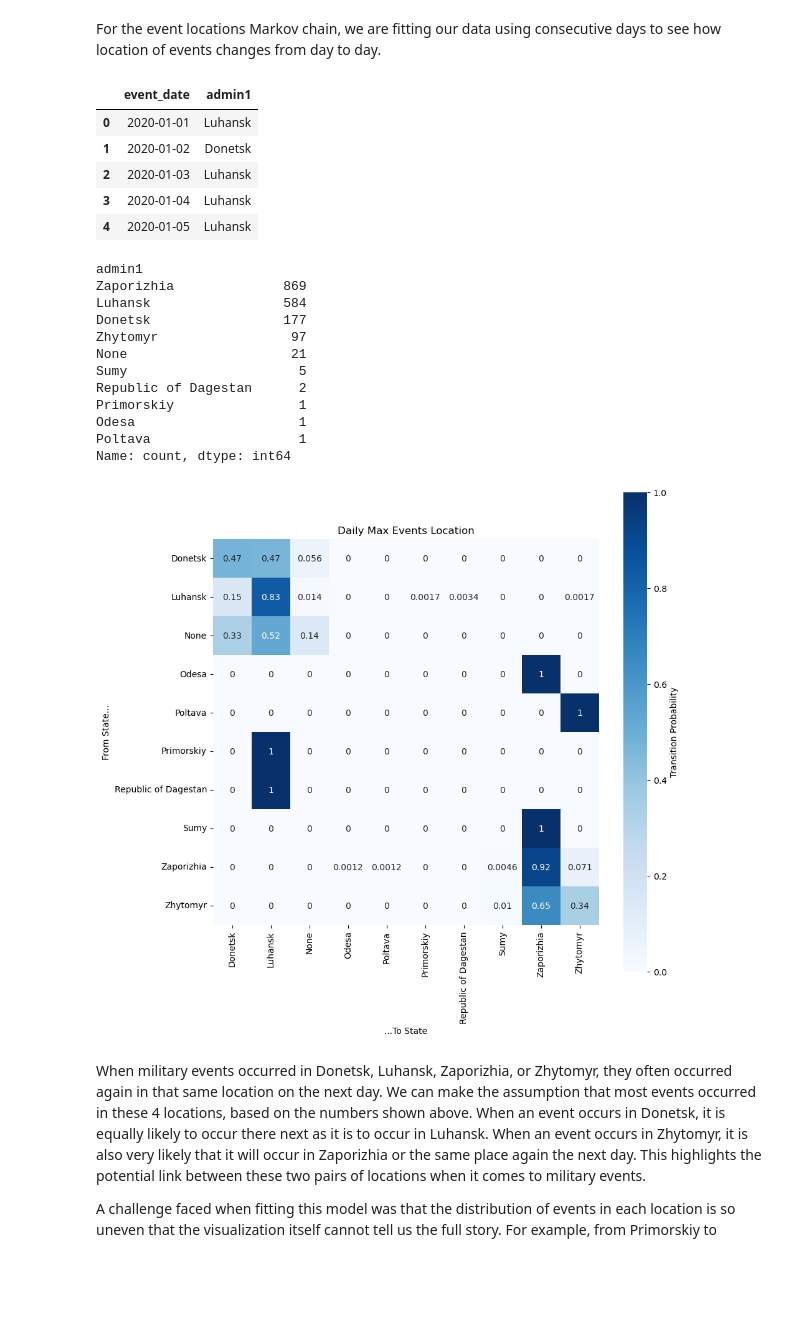
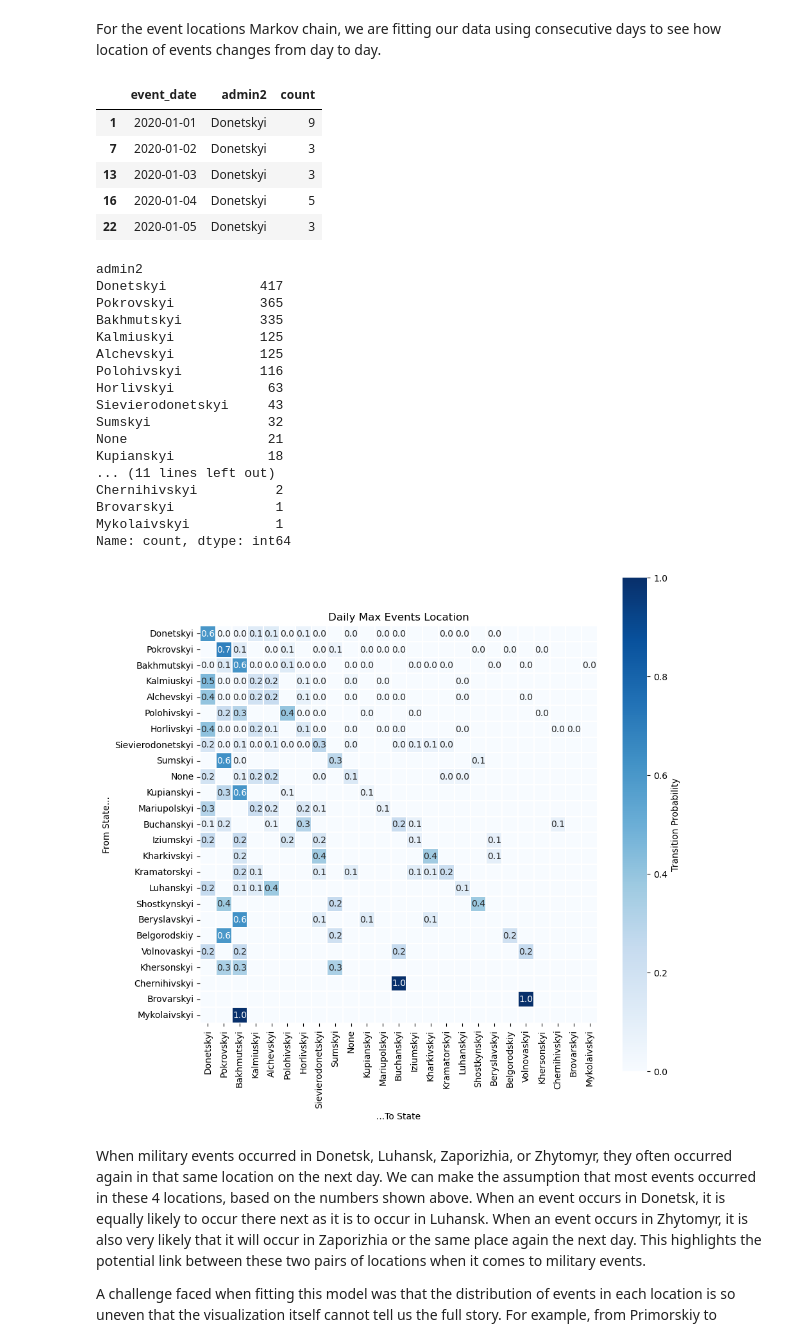
Before and after one commit to maggiecrowner/DS5030-Project1, a Jupyter notebook: ukraine_markov.ipynb, the cells around one changed output. Saved outputs shown, nothing was run; the diff lists cells and outputs as text; code cells hidden in the pictures; blank space fills up the shorter version.

Commit message:
fix max events locations

```diff
--- a/ukraine_markov.ipynb
+++ b/ukraine_markov.ipynb
@@ -16,7 +16,7 @@ The primary limitation of the data set lies in the handful of missing values. Wi
 # %% [markdown]
 ### a. Load Data
 # %%
-ukraine_events = pd.read_csv('ukraine-events.csv')
+ukraine_events = pd.read_csv('data/ukraine-events.csv')
 
 # add columns
 ukraine_events["aggr_is_military"] = ukraine_events['actor1'].str.startswith('Military')
@@ -131,13 +131,19 @@ The distribution reflects a conflict characterized by many 0 fatality days punct
 We will be creating Markov transition models for this analysis. We want to look at the locations that events occur in as one Markov chain, and the daily total fatalities as another Markov chain.
 # %%
 class MarkovChain:
-    def __init__(self, sequence, title:str=None):
+    def __init__(self, sequence, title:str=None, alpha_states=True):
         self.sequence = sequence
-        self.states = sorted(list(set(sequence)))
+        self.alpha_states = alpha_states
+        self.states = self.create_states()
         self.tr_counts = self.create_transition_counts()
         self.tr_probs = self.create_transtion_probabilities()
 
         self.title = title
+
+    def create_states(self):
+        if self.alpha_states:
+            return sorted(list(set(self.sequence)))
+        return pd.Series(self.sequence).value_counts().index.tolist()
 
     def create_transition_counts(self):
         num_states = len(self.states)
@@ -170,6 +176,10 @@ class MarkovChain:
         import seaborn as sns
         import matplotlib.pyplot as plt
 
+        annot = np.where(self.tr_probs != 0, np.round(self.tr_probs, 1).astype(str), "")
+
+        annot = np.where(self.tr_probs != 0, np.round(self.tr_probs, 1).astype(str), "")
+
         plt.figure(figsize=(10,10))
         sns.heatmap(self.tr_probs,
                     cmap='Blues',
@@ -177,7 +187,10 @@ class MarkovChain:
                     xticklabels=self.states,
                     yticklabels=self.states,
                     cbar_kws={'label': 'Transition Probability'},
-                    annot=True)
+                    annot=annot,
+                    fmt='',
+                    linewidths=0.2,
+                    linecolor='white')
 
         plt.title('Transition Probabilities')
         if self.title is not None:
@@ -190,16 +203,23 @@ class MarkovChain:
 # %% [markdown]
 For the event locations Markov chain, we are fitting our data using consecutive days to see how location of events changes from day to day.
 # %%
-daily_max_location = military_events.groupby('event_date')['admin1'].max().reset_index()
+daily_max_location = (
+    military_events
+    .groupby(['event_date', 'admin2'])
+    .size()  # count rows
+    .reset_index(name='count')
+    .sort_values(['event_date', 'count'], ascending=[True, False])
+    .drop_duplicates('event_date')  # keep only top admin1 per day
+)
 # %%
 daily_max_location.head()
 # %% [output]
-|  | event_date | admin1 |
-| 0 | 2020-01-01 | Luhansk |
-| 1 | 2020-01-02 | Donetsk |
-| 2 | 2020-01-03 | Luhansk |
-| 3 | 2020-01-04 | Luhansk |
-| 4 | 2020-01-05 | Luhansk |
+|  | event_date | admin2 | count |
+| 1 | 2020-01-01 | Donetskyi | 9 |
+| 7 | 2020-01-02 | Donetskyi | 3 |
+| 13 | 2020-01-03 | Donetskyi | 3 |
+| 16 | 2020-01-04 | Donetskyi | 5 |
+| 22 | 2020-01-05 | Donetskyi | 3 |
 # %%
 # Ensure 'event_date' is datetime
 daily_max_location['event_date'] = pd.to_datetime(daily_max_location['event_date'])
@@ -213,25 +233,30 @@ df_reindexed = df_reindexed.reset_index().rename(columns={'index': 'event_date'}
 # save as max location
 daily_max_location = df_reindexed.copy()
 # %%
-daily_max_location['admin1'].value_counts()
+daily_max_location['admin2'].value_counts()
 # %% [output]
-admin1
-Zaporizhia              869
-Luhansk                 584
-Donetsk                 177
-Zhytomyr                 97
-None                     21
-Sumy                      5
-Republic of Dagestan      2
-Primorskiy                1
-Odesa                     1
-Poltava                   1
+admin2
+Donetskyi            417
+Pokrovskyi           365
+Bakhmutskyi          335
+Kalmiuskyi           125
+Alchevskyi           125
+Polohivskyi          116
+Horlivskyi            63
+Sievierodonetskyi     43
+Sumskyi               32
+None                  21
+Kupianskyi            18
+... (11 lines left out)
+Chernihivskyi          2
+Brovarskyi             1
+Mykolaivskyi           1
 Name: count, dtype: int64
 # %%
-location_daily_max_markov = MarkovChain(daily_max_location['admin1'], title='Daily Max Events Location')
+location_daily_max_markov = MarkovChain(daily_max_location['admin2'], title='Daily Max Events Location', alpha_states=False)
 location_daily_max_markov.graph_transitions()
 # %% [output]
-[figure, old version]
+[figure, new version]
 # %% [markdown]
 When military events occurred in Donetsk, Luhansk, Zaporizhia, or Zhytomyr, they often occurred again in that same location on the next day. We can make the assumption that most events occurred in these 4 locations, based on the numbers shown above. When an event occurs in Donetsk, it is equally likely to occur there next as it is to occur in Luhansk. When an event occurs in Zhytomyr, it is also very likely that it will occur in Zaporizhia or the same place again the next day. This highlights the potential link between these two pairs of locations when it comes to military events.
 
```
Also changed, not shown: parts of 5 cells of this notebook.
